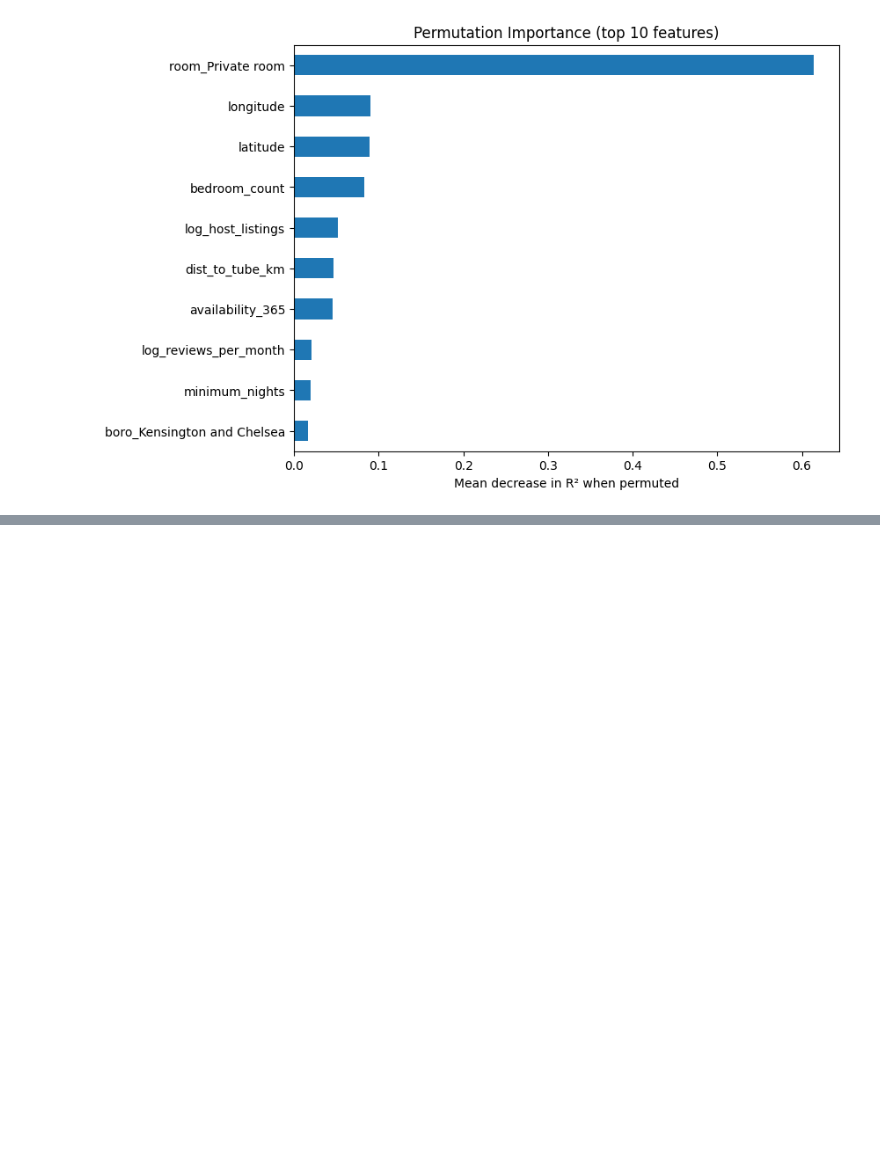
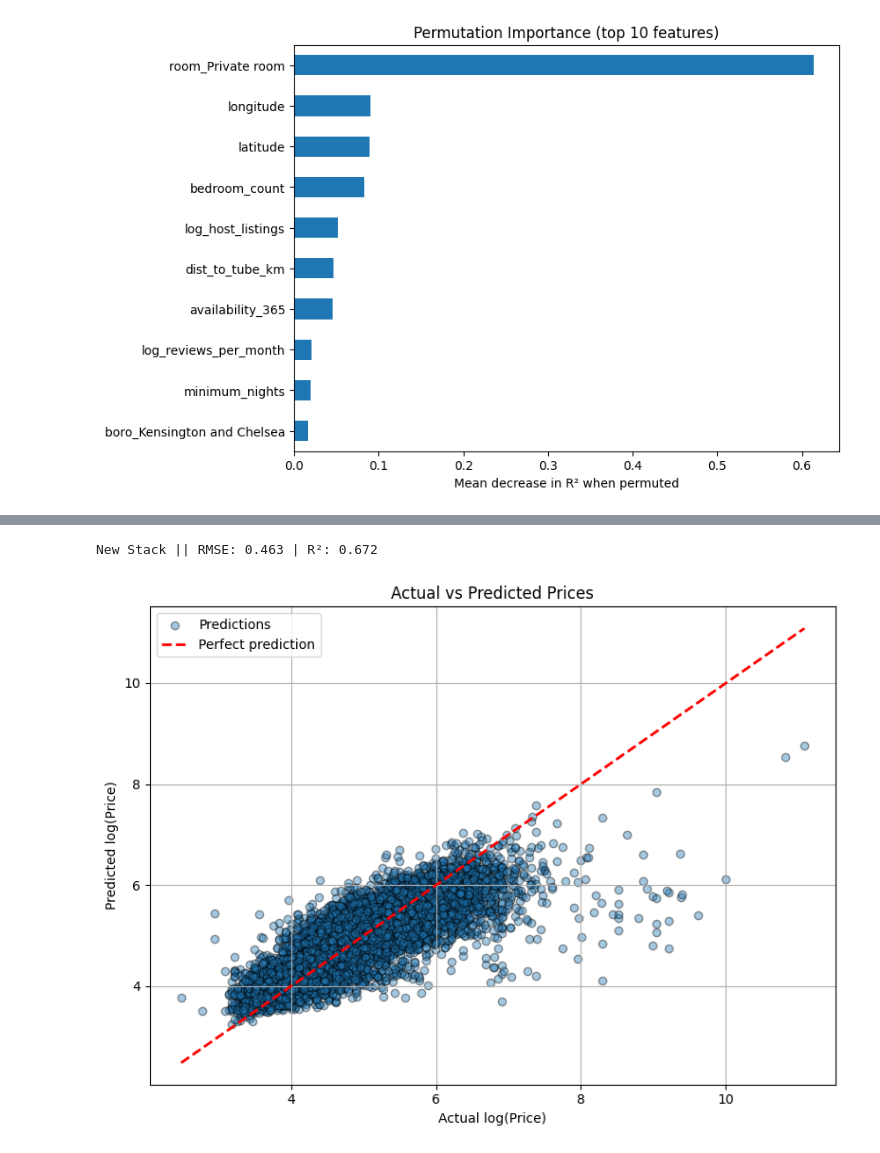
Before and after one commit to KaChaiLeung/airbnb-pricing-analysis, a Jupyter notebook: 05_feature_engineering.ipynb, the cells around one changed output, grey strips where cells are left out. Cells and saved outputs as stored; diff of their text form; code cells hidden in the pictures; blank space fills up the shorter version.

```diff
--- a/05_feature_engineering.ipynb
+++ b/05_feature_engineering.ipynb
@@ -290,0 +377,2 @@ ImportError: Numba needs NumPy 2.2 or less. Got NumPy 2.3.
+# %%
+xg_search.fit(X_train, y_train)
@@ -290,0 +408,14 @@ ImportError: Numba needs NumPy 2.2 or less. Got NumPy 2.3.
+# %%
+new_stack = StackingRegressor(
+    estimators=[
+        ("rf", rf_search.best_estimator_),
+        ("gb", gb_search.best_estimator_),
+        ("xg", xg_search.best_estimator_)
+    ],
+    final_estimator=Ridge(alpha=1.0),
+    cv=5,
+    n_jobs=-1,
+    passthrough=False
+)
+# %%
+new_stack.fit(X_train, y_train)
@@ -290,0 +440,27 @@ ImportError: Numba needs NumPy 2.2 or less. Got NumPy 2.3.
+# %%
+new_s_pred = new_stack.predict(X_test)
+# %%
+print(f"New Stack || RMSE: {root_mean_squared_error(y_test, new_s_pred):.3f} | R²: {r2_score(y_test, new_s_pred):.3f}")
+# %% [output]
+New Stack || RMSE: 0.463 | R²: 0.672
+# %%
+import matplotlib.pyplot as plt
+import numpy as np
+
+# If your target was log(price), and you want to show real price:
+# y_test = np.expm1(y_test)
+# y_pred = np.expm1(y_pred)
+
+plt.figure(figsize=(8, 6))
+plt.scatter(y_test, new_s_pred, alpha=0.4, edgecolors='k', label='Predictions')
+plt.plot([y_test.min(), y_test.max()], [y_test.min(), y_test.max()], 'r--', lw=2, label='Perfect prediction')
+
+plt.xlabel("Actual Price" if not np.all(y_test < 20) else "Actual log(Price)")
+plt.ylabel("Predicted Price" if not np.all(y_test < 20) else "Predicted log(Price)")
+plt.title("Actual vs Predicted Prices")
+plt.legend()
+plt.grid(True)
+plt.tight_layout()
+plt.show()
+# %% [output]
+[figure, added]
```
Also changed, not shown: parts of 21 cells of this notebook, 1 other file.
